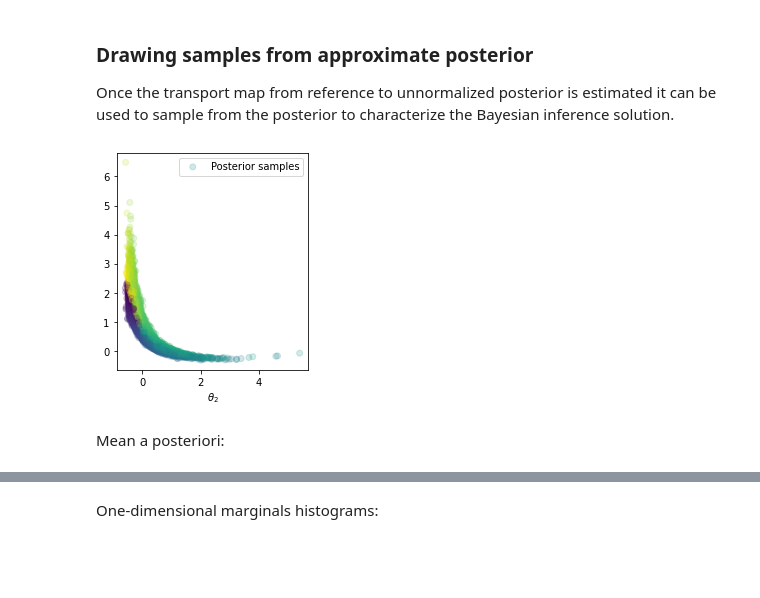
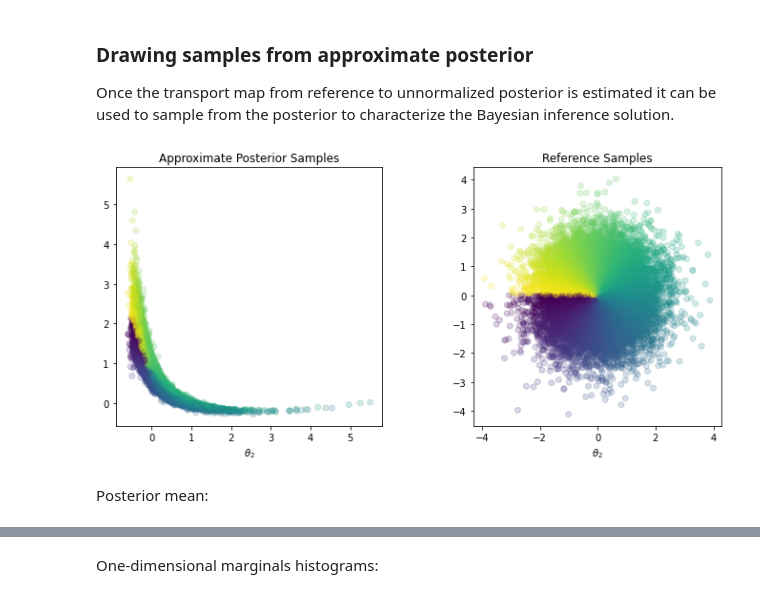
Before and after one commit to MeasureTransport/SIAMannual22, a Jupyter notebook: tutorial_code_AN22.ipynb, the cells around one changed output, grey strips where cells are left out. Saved outputs shown, nothing was run; the diff lists cells and outputs as text; code cells hidden in the pictures; blank space fills up the shorter version.

```diff
--- a/tutorial_code_AN22.ipynb
+++ b/tutorial_code_AN22.ipynb
@@ -5,15 +27,12 @@ Import useful python packages:
 # %%
-# Set the number of OpenMP threads MParT/Kokkos should use
 from mpart import *
 import numpy as np
-from scipy.optimize import minimize
-from scipy.stats import norm
+import scipy
 import matplotlib.pyplot as plt
 import scipy.stats
 import copy
 from scipy.stats import multivariate_normal
 import time
 
-plt.rcParams['figure.dpi'] = 120
-plt.rcParams['savefig.dpi'] = 300
+print('Kokkos is using', Concurrency(), 'threads')
 # %% [output]
@@ -691,19 +772,28 @@ Once the transport map from reference to unnormalized posterior is estimated it
 # %%
 Znew = np.random.randn(2,15000)
 colors = np.arctan2(Znew[1,:],Znew[0,:])
 
 Xpost = tri_map.Evaluate(Znew)
-fig,ax = plt.subplots()
-ax.scatter(Xpost[0,:],Xpost[1,:], c=colors, alpha=0.2, label='Posterior samples')
-ax.set_aspect('equal', 'box')
-ax.set_xlabel(r'$\theta_1$')
-ax.set_xlabel(r'$\theta_2$')
-ax.legend()
+
+fig,axs = plt.subplots(ncols=2,figsize=(12,5))
+axs[0].scatter(Xpost[0,:],Xpost[1,:], c=colors, alpha=0.2)
+axs[0].set_aspect('equal', 'box')
+axs[0].set_xlabel(r'$\theta_1$')
+axs[0].set_ylabel(r'$\theta_2$')
+axs[0].set_title('Approximate Posterior Samples')
+
+axs[1].scatter(Znew[0,:],Znew[1,:], c=colors, alpha=0.2)
+axs[1].set_aspect('equal', 'box')
+axs[1].set_xlabel(r'$\theta_1$')
+axs[1].set_ylabel(r'$\theta_2$')
+axs[1].set_title('Reference Samples')
+
+
 plt.show()
 # %% [output]
-[figure, old version]
+[figure, new version]
-# %% [markdown]
-Mean a posteriori:
+# %% [markdown]
+Posterior mean:
 # %%
 X_mean = np.mean(Xpost,1)
 print('Mean a posteriori: '+str(X_mean))
```
Also changed, not shown: parts of 82 cells of this notebook.
